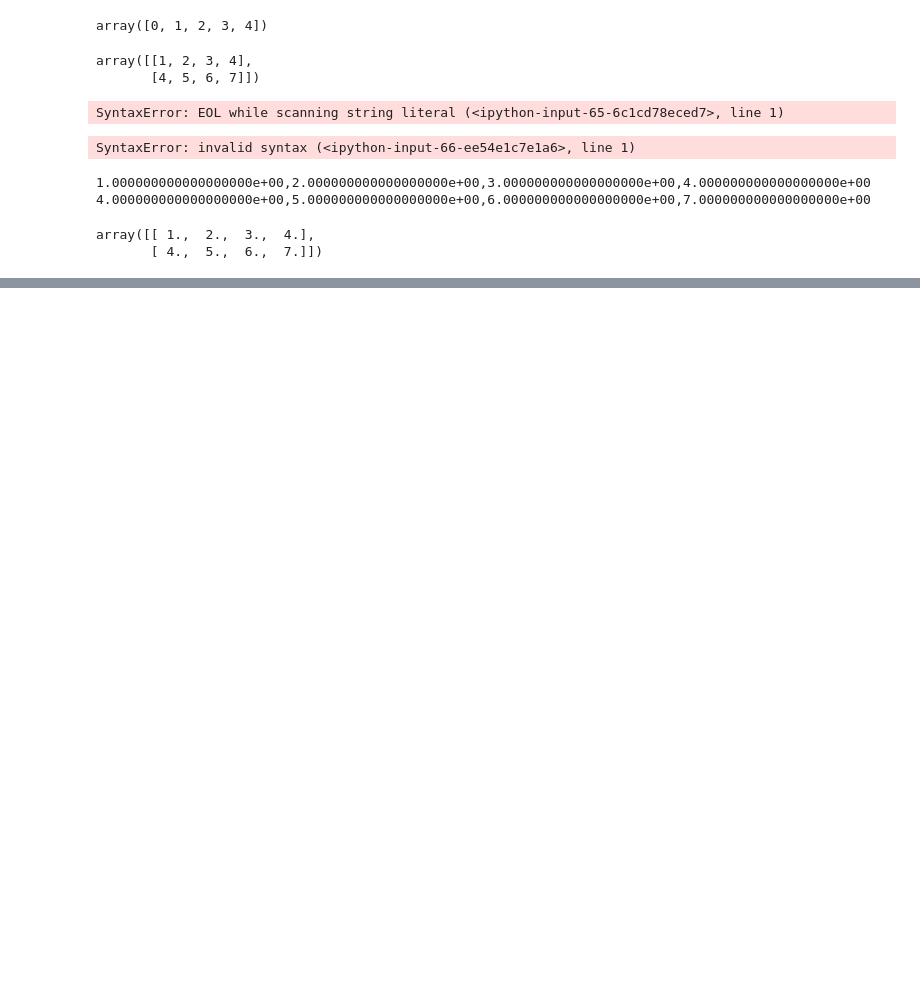
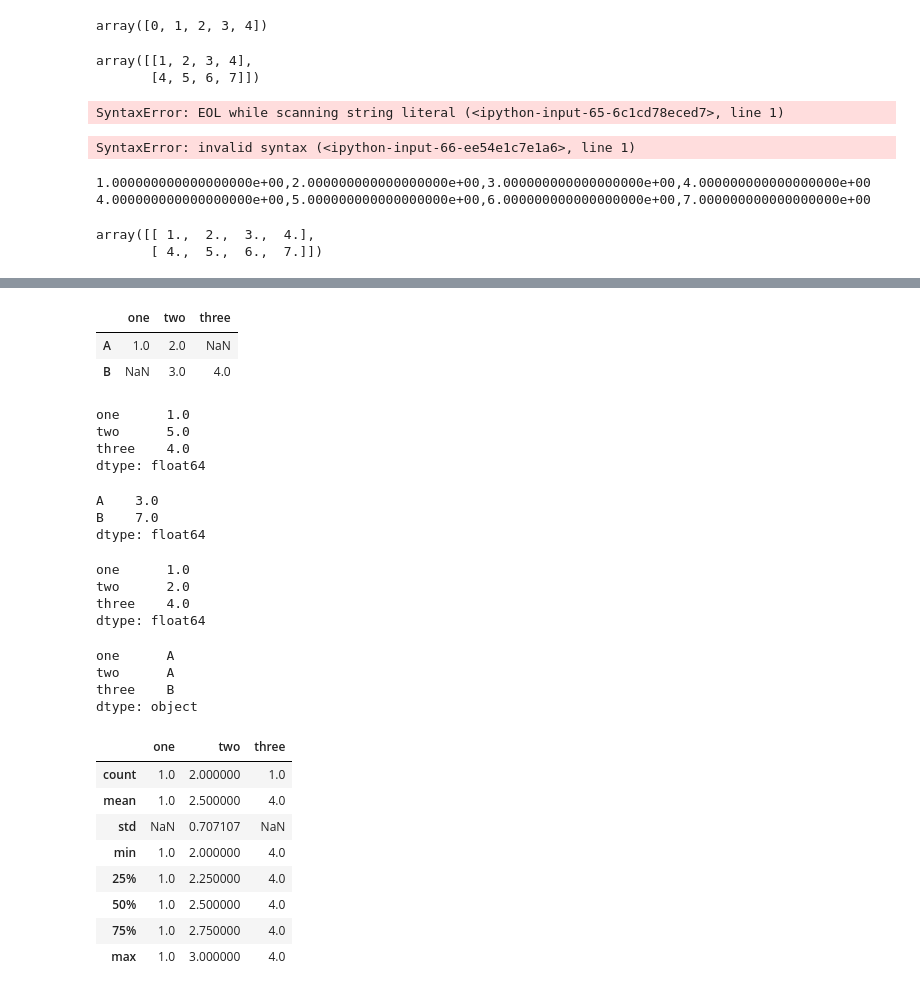
Before and after one commit to Yoshino-Morita/study-python, a Jupyter notebook: study_note.ipynb, the cells around one changed output, grey strips where cells are left out. Drawn from its saved outputs; the diff is of its cells as text; code cells hidden in the pictures; blank space fills up the shorter version.

```diff
--- a/study_note.ipynb
+++ b/study_note.ipynb
@@ -660,0 +1025,2 @@ array([[ 1.,  2.,  3.,  4.],
+# %%
+arr = np.array([[1,2,np.nan],[np.nan,3,4,]])
@@ -660,0 +1032,47 @@ array([[ 1.,  2.,  3.,  4.],
+# %%
+dframe1 = DataFrame(arr,index=['A','B'],columns=['one','two','three'])
+# %%
+dframe1
+# %% [output]
+|  | one | two | three |
+| A | 1.0 | 2.0 | NaN |
+| B | NaN | 3.0 | 4.0 |
+# %%
+dframe1.sum()
+# %% [output]
+one      1.0
+two      5.0
+three    4.0
+dtype: float64
+# %%
+dframe1.sum(axis=1)
+# %% [output]
+A    3.0
+B    7.0
+dtype: float64
+# %%
+dframe1.min()
+# %% [output]
+one      1.0
+two      2.0
+three    4.0
+dtype: float64
+# %%
+dframe1.idxmin()
+# %% [output]
+one      A
+two      A
+three    B
+dtype: object
+# %%
+dframe1.describe()
+# %% [output]
+|  | one | two | three |
+| count | 1.0 | 2.000000 | 1.0 |
+| mean | 1.0 | 2.500000 | 4.0 |
+| std | NaN | 0.707107 | NaN |
+| min | 1.0 | 2.000000 | 4.0 |
+| 25% | 1.0 | 2.250000 | 4.0 |
+| 50% | 1.0 | 2.500000 | 4.0 |
+| 75% | 1.0 | 2.750000 | 4.0 |
+| max | 1.0 | 3.000000 | 4.0 |
```
Also changed, not shown: parts of 75 cells of this notebook.
